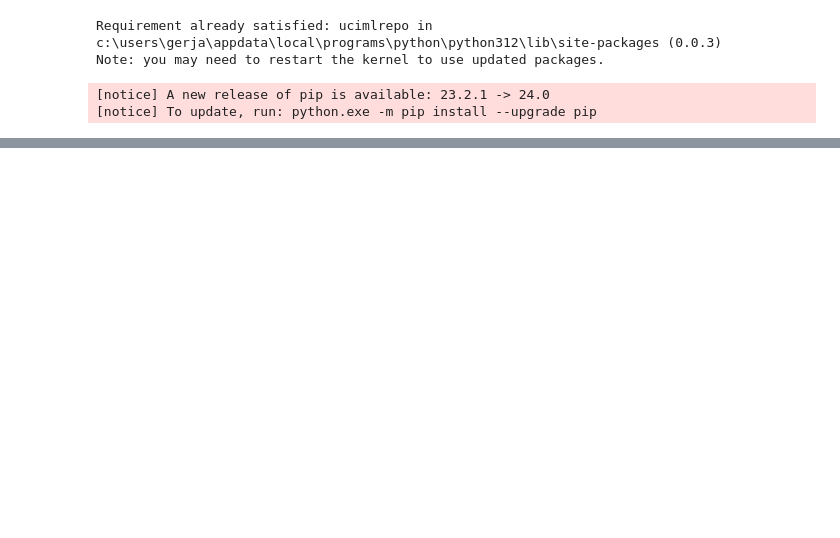
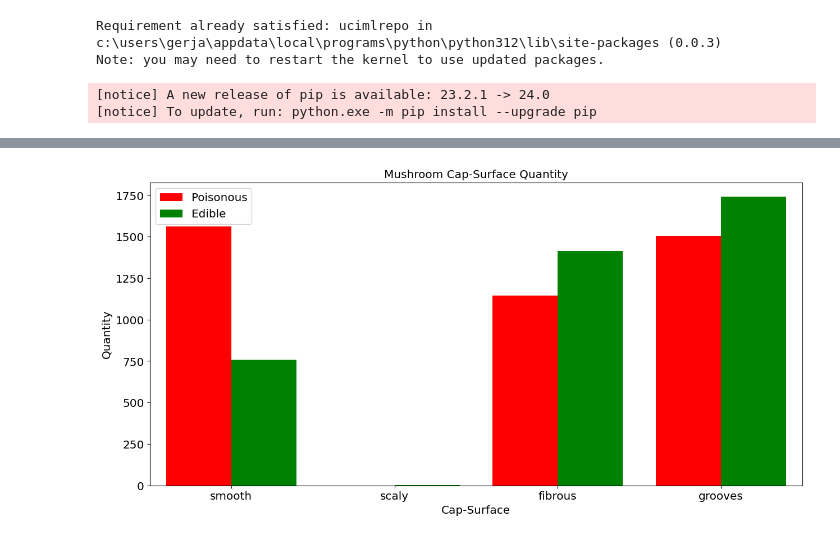
Before and after one commit to milanszilveszter/Csapatmunka, a Jupyter notebook: Classification/SmallDataset/mushroom.ipynb, the cells around one changed output, grey strips where cells are left out. Drawn from its saved outputs; the diff is of its cells as text; code cells hidden in the pictures; blank space fills up the shorter version.

```diff
--- a/Classification/SmallDataset/mushroom.ipynb
+++ b/Classification/SmallDataset/mushroom.ipynb
@@ -40,0 +240,7 @@ print(mushroom.variables)
+# %%
+#Visualizing the Mushroom Cap Surface Quantity
+surface_dict = {"smooth":"s", "scaly":"y", "fibrous":"f","grooves":"g"}
+
+plot_col(col='cap-surface', hue='poisonous', labels=surface_dict)
+# %% [output]
+[figure, added]
```
Also changed, not shown: parts of 48 cells of this notebook.
